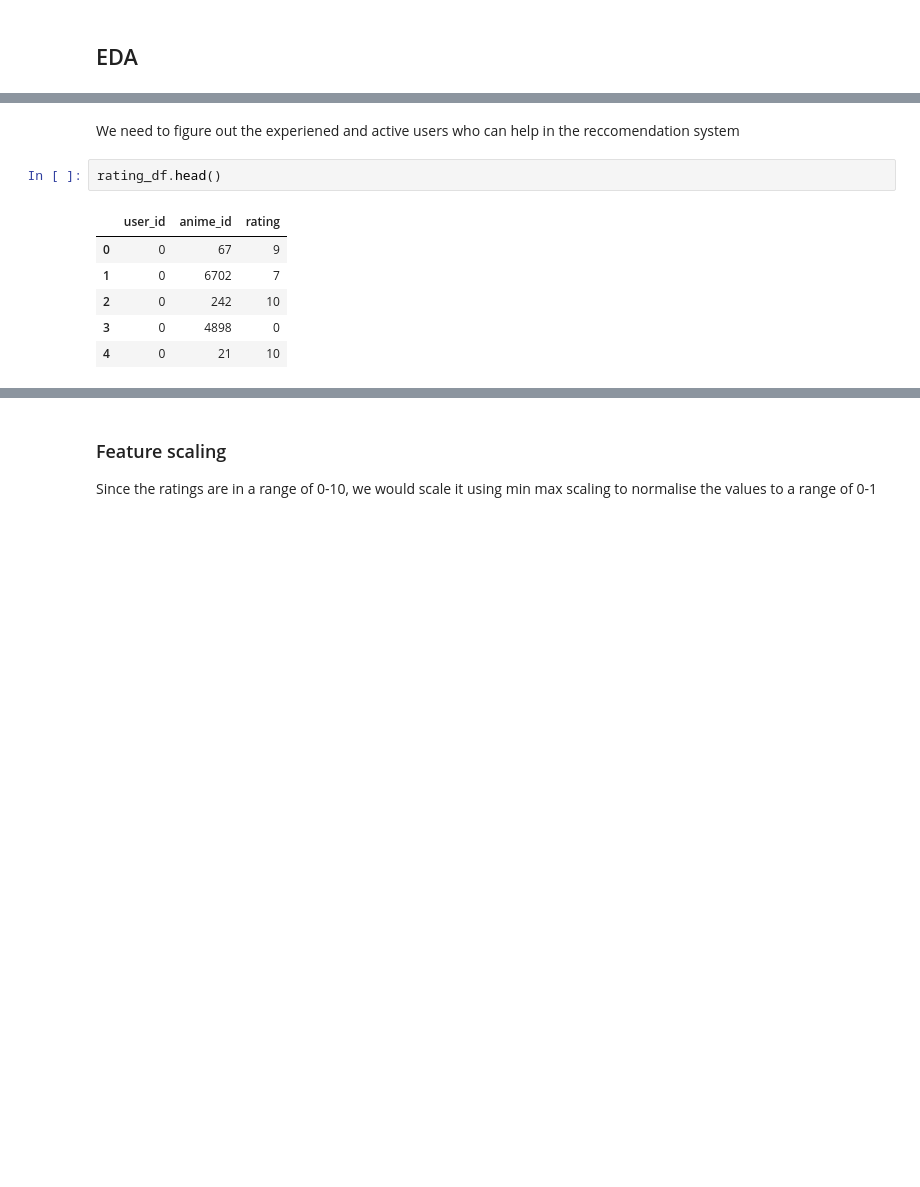
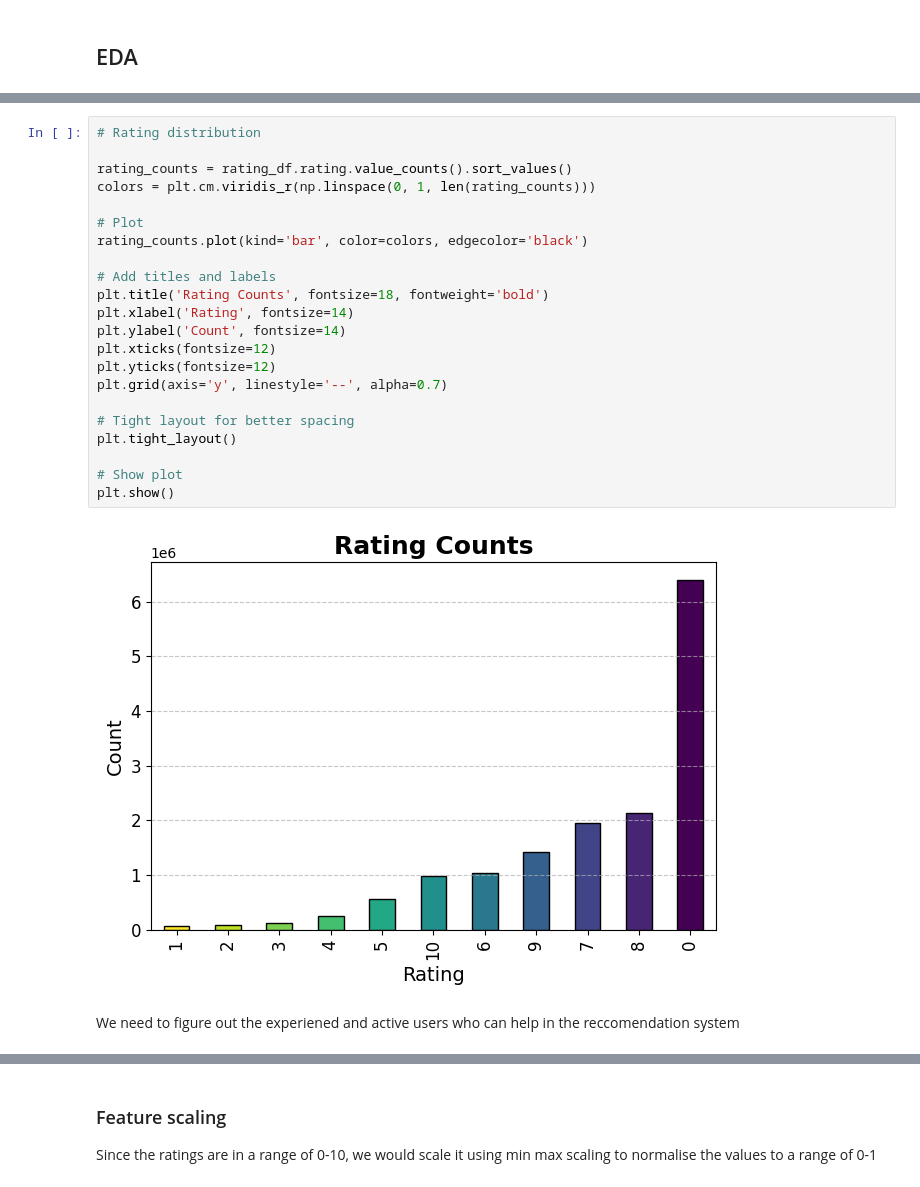
Before and after one commit to vikramjitbora/Anime-RecSys, a Jupyter notebook: notebooks/Recsys.ipynb, the cells around one changed output, grey strips where cells are left out. Cells and saved outputs as stored; diff of their text form; blank space fills up the shorter version.

```diff
--- a/notebooks/Recsys.ipynb
+++ b/notebooks/Recsys.ipynb
@@ -66,17 +67,32 @@ min      0.000000e+00
 75%      8.000000e+00
 max      1.000000e+01
 Name: rating, dtype: float64
+# %%
+# Rating distribution
+
+rating_counts = rating_df.rating.value_counts().sort_values()
+colors = plt.cm.viridis_r(np.linspace(0, 1, len(rating_counts)))
+
+# Plot
+rating_counts.plot(kind='bar', color=colors, edgecolor='black')
+
+# Add titles and labels
+plt.title('Rating Counts', fontsize=18, fontweight='bold')
+plt.xlabel('Rating', fontsize=14)
+plt.ylabel('Count', fontsize=14)
+plt.xticks(fontsize=12)
+plt.yticks(fontsize=12)
+plt.grid(axis='y', linestyle='--', alpha=0.7)
+
+# Tight layout for better spacing
+plt.tight_layout()
+
+# Show plot
+plt.show()
+# %% [output]
+[figure, added]
 # %% [markdown]
 We need to figure out the experiened and active users who can help in the reccomendation system
-# %%
-rating_df.head()
-# %% [output]
-|  | user_id | anime_id | rating |
-| 0 | 0 | 67 | 9 |
-| 1 | 0 | 6702 | 7 |
-| 2 | 0 | 242 | 10 |
-| 3 | 0 | 4898 | 0 |
-| 4 | 0 | 21 | 10 |
 # %%
 # The number of ratings each user has given which indicates how experienced that user is
 n_ratings = rating_df.user_id.value_counts()
```
Also changed, not shown: parts of 34 cells of this notebook.
